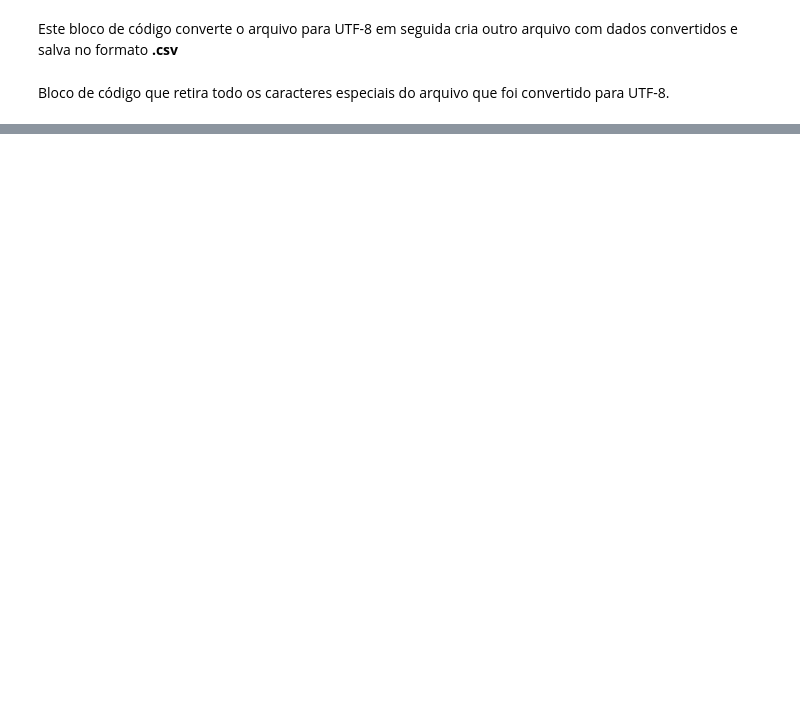
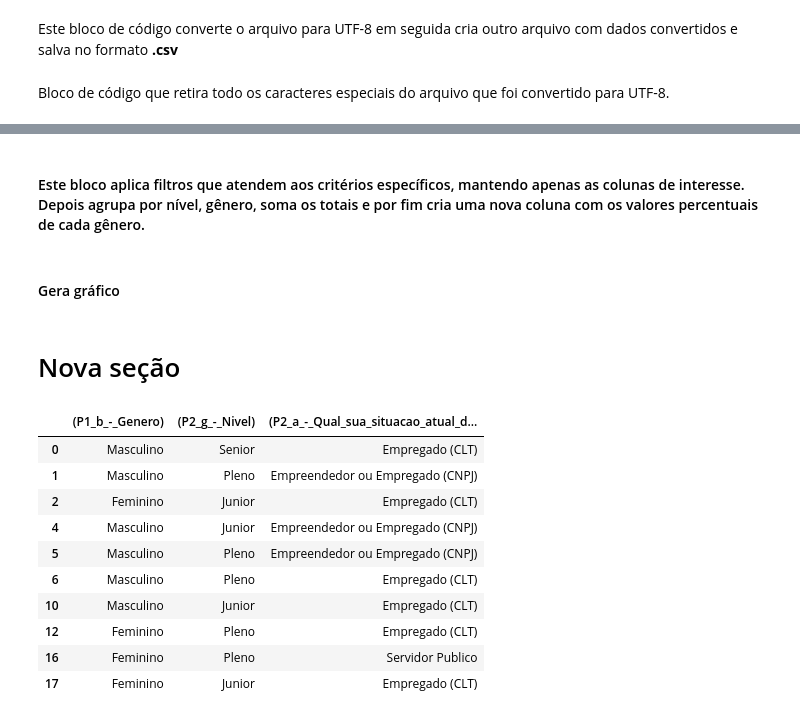
Before and after one commit to joaolucassb/state-of-data-brazil-2023, a Jupyter notebook: stateOfDataBrazil_analysis.ipynb, the cells around one changed output, grey strips where cells are left out. Saved outputs shown, nothing was run; the diff lists cells and outputs as text; code cells hidden in the pictures; blank space fills up the shorter version.

```diff
--- a/stateOfDataBrazil_analysis.ipynb
+++ b/stateOfDataBrazil_analysis.ipynb
@@ -61,10 +94,11 @@ df.to_csv("stateOfDataBR2023_sem_caracteres_especiais.csv", encoding='utf-8', in
 # %%
 import pandas as pd
 
+stateOfDataBR2023 = pd.read_csv("/content/stateOfDataBR2023_tratado.csv")
 
-tabela_convertida = pd.read_csv("/content/stateOfDataBR2023_sem_caracteres_especiais.csv")
+df = pd.DataFrame(stateOfDataBR2023)
 
-df = pd.DataFrame(tabela_convertida)
-
-display(df)
+# Exibe nome das colunas
+for i in range(len(df.columns)):
+    print(f'{i}: {df.columns[i]}')
 # %% [output]
@@ -83,0 +122,62 @@ display(df)
+# %% [markdown]
+#### Este bloco aplica filtros que atendem aos critérios específicos, mantendo apenas as colunas de interesse. Depois agrupa por nível, gênero, soma os totais e por fim cria uma nova coluna com os valores percentuais de cada gênero.
+# %% [markdown]
+#### Gera gráfico
+# %% [markdown]
+# Nova seção
+# %%
+def calcular_valor_coluna(merged):
+  merged['total_percentual'] = (merged['total'] / merged['total_nivel']) * 100
+  return merged
+
+
+
+#   O código cria um novo DataFrame chamado 'consulta' que contém apenas as linhas que atendem aos critérios
+#  de filtragem especificados, mantendo apenas as colunas de interesse.
+consulta = df[
+    # (df['(P1_b_-_Genero)'] == 'Feminino') &
+    df['(P1_b_-_Genero)'].isin(['Feminino', 'Masculino', 'Prefiro nao informar', 'Outro']) &
+    (df['(P2_g_-_Nivel)'].notna()) &
+    (df['(P2_a_-_Qual_sua_situacao_atual_de_trabalho?)'].ne('Desempregado, buscando recolocacao')) &
+    (df['(P2_a_-_Qual_sua_situacao_atual_de_trabalho?)'].ne('Desempregado e nao estou buscando recolocacao')) &
+    (df['(P2_a_-_Qual_sua_situacao_atual_de_trabalho?)'].ne('Somente Estudante (graduacao)')) &
+    (df['(P2_a_-_Qual_sua_situacao_atual_de_trabalho?)'].ne('Prefiro nao informar'))
+    ][
+        ['(P1_b_-_Genero)',
+         '(P2_g_-_Nivel)',
+         '(P2_a_-_Qual_sua_situacao_atual_de_trabalho?)'
+     ]]
+
+consulta.head(10)
+
+# # Agrupando por nível e gênero e somando os totais
+# genero_por_cargo = consulta.groupby('(P2_g_-_Nivel)')['(P1_b_-_Genero)'].value_counts().reset_index(name='total')
+
+
+# # Calculando o total por nível
+# totais_por_nivel = genero_por_cargo.groupby('(P2_g_-_Nivel)')['total'].sum().reset_index()
+# totais_por_nivel.rename(columns={'total': 'total_nivel'}, inplace=True)
+
+# # Juntando os totais por nível com o DataFrame agrupado
+# merged = pd.merge(genero_por_cargo, totais_por_nivel, on='(P2_g_-_Nivel)')
+
+# # Calculando a porcentagem
+# # merged['percentual'] = (merged['total'] / merged['total_nivel']) * 100
+# calcular_valor_coluna(merged)
+
+
+
+# # Exibindo o resultado final
+# print(merged[['(P2_g_-_Nivel)', '(P1_b_-_Genero)', 'total', 'total_percentual']])
+# %% [output]
+|  | (P1_b_-_Genero) | (P2_g_-_Nivel) | (P2_a_-_Qual_sua_situacao_atual_d... |
+| 0 | Masculino | Senior | Empregado (CLT) |
+| 1 | Masculino | Pleno | Empreendedor ou Empregado (CNPJ) |
+| 2 | Feminino | Junior | Empregado (CLT) |
+| 4 | Masculino | Junior | Empreendedor ou Empregado (CNPJ) |
+| 5 | Masculino | Pleno | Empreendedor ou Empregado (CNPJ) |
+| 6 | Masculino | Pleno | Empregado (CLT) |
+| 10 | Masculino | Junior | Empregado (CLT) |
+| 12 | Feminino | Pleno | Empregado (CLT) |
+| 16 | Feminino | Pleno | Servidor Publico |
+| 17 | Feminino | Junior | Empregado (CLT) |
```
Also changed, not shown: parts of 6 cells of this notebook.
